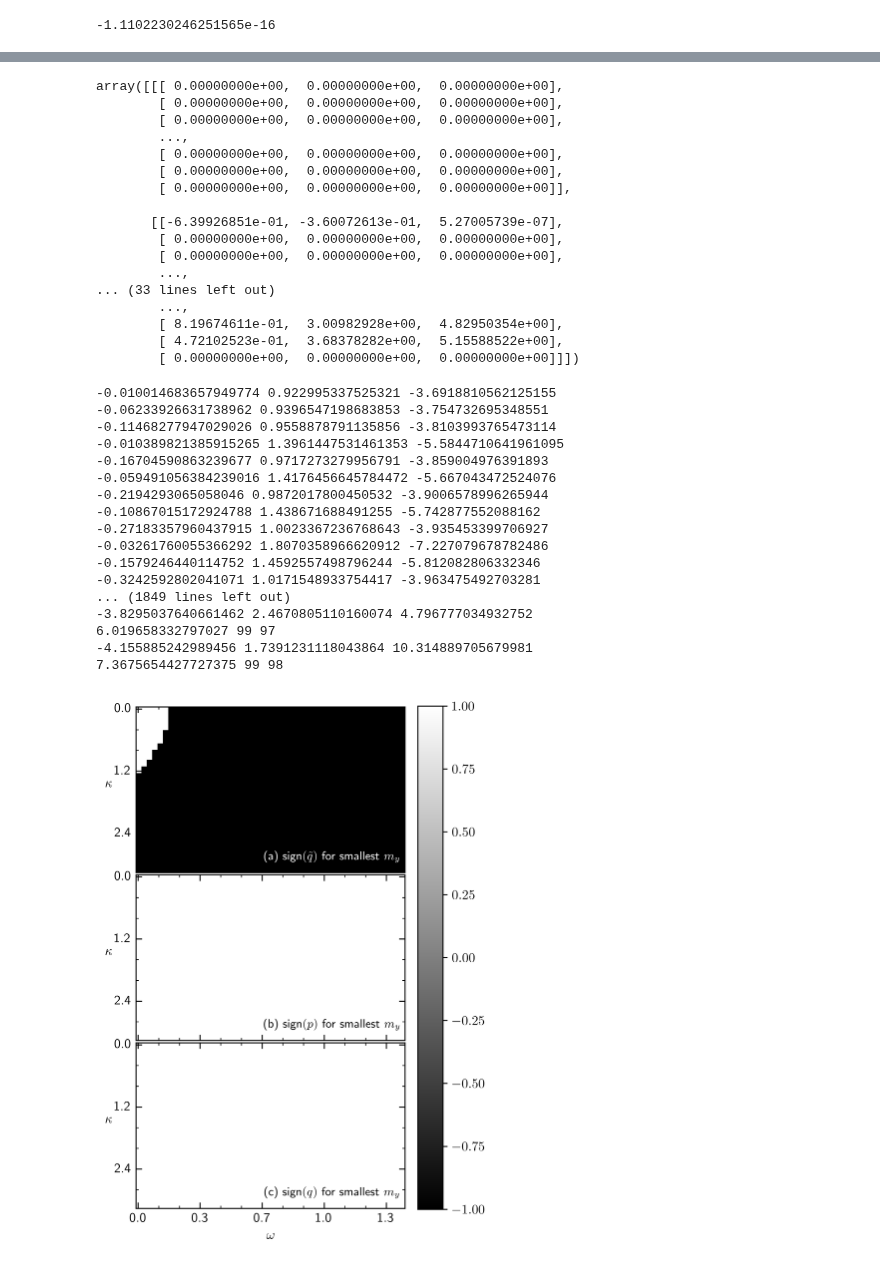
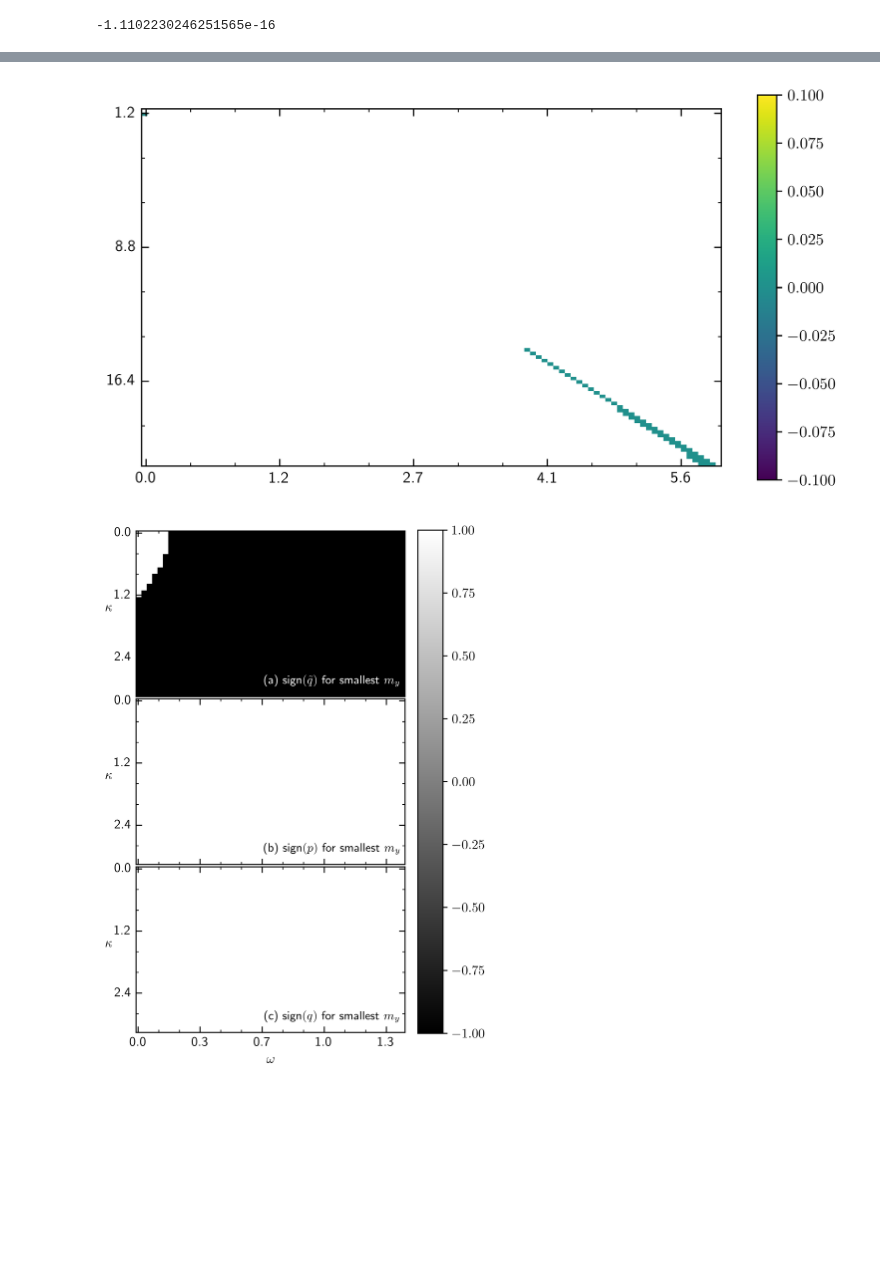
Before and after one commit to ChriGomm/Bachelor_sympy, a Jupyter notebook: sign_lam.ipynb, the cells around one changed output, grey strips where cells are left out. Saved outputs shown, nothing was run; the diff lists cells and outputs as text; code cells hidden in the pictures; blank space fills up the shorter version.

```diff
--- a/sign_lam.ipynb
+++ b/sign_lam.ipynb
@@ -571,56 +572,48 @@ plt.show()
-# %%
-plotstruct[0][0]
-# %% [output]
-array([[[ 0.00000000e+00,  0.00000000e+00,  0.00000000e+00],
-        [ 0.00000000e+00,  0.00000000e+00,  0.00000000e+00],
-        [ 0.00000000e+00,  0.00000000e+00,  0.00000000e+00],
-        ...,
-        [ 0.00000000e+00,  0.00000000e+00,  0.00000000e+00],
-        [ 0.00000000e+00,  0.00000000e+00,  0.00000000e+00],
-        [ 0.00000000e+00,  0.00000000e+00,  0.00000000e+00]],
-
-       [[-6.39926851e-01, -3.60072613e-01,  5.27005739e-07],
-        [ 0.00000000e+00,  0.00000000e+00,  0.00000000e+00],
-        [ 0.00000000e+00,  0.00000000e+00,  0.00000000e+00],
-        ...,
-... (33 lines left out)
-        ...,
-        [ 8.19674611e-01,  3.00982928e+00,  4.82950354e+00],
-        [ 4.72102523e-01,  3.68378282e+00,  5.15588522e+00],
-        [ 0.00000000e+00,  0.00000000e+00,  0.00000000e+00]]])
 # %%
 mask = p*q
 area_kw = []
 area_roots = []
 axis = 2
+imag= np.zeros((root.shape[0],root.shape[1]))
+eig_numb =0
 for i in range(len(k)):
     for j in range(len(w)):
         if mask[i,j,axis]<0 and mask[i,j,axis]!=np.nan and i>j and p[i,j,axis]<0:
-            print(p[i,j,axis],q[i,j,axis],sqrt_interior[i,j,axis])
+            # print(p[i,j,axis],q[i,j,axis],sqrt_interior[i,j,axis])
             if (sqrt_interior[i,j,axis]>=0):
-                print((-p[i,j,axis]+np.sqrt(sqrt_interior[i,j,axis])),i,j)
+                pass
+                # print((-p[i,j,axis]+np.sqrt(sqrt_interior[i,j,axis])),i,j)
+            # area_kw.append([k[i],w[j]])
+            # area_roots.append(root[i,j,axis])
+        if np.real(num_eig[i,j,2,eig_numb])>=0 and i>j:
             area_kw.append([k[i],w[j]])
             area_roots.append(root[i,j,axis])
+        if np.imag(num_eig[i,j,2,eig_numb])<=0 and i>j:
+            # print(np.imag(num_eig[i,j,2,eig_numb]))
+            imag[i,j] = np.imag(num_eig[i,j,2,eig_numb])
+        else:
+            imag[i,j] = np.nan
+
+
 area_kw=np.array(area_kw)
 area_roots = np.array(area_roots)
-# %% [output]
--0.010014683657949774 0.922995337525321 -3.6918810562125155
--0.06233926631738962 0.9396547198683853 -3.754732695348551
--0.11468277947029026 0.9558878791135856 -3.8103993765473114
--0.010389821385915265 1.3961447531461353 -5.5844710641961095
--0.16704590863239677 0.9717273279956791 -3.859004976391893
--0.059491056384239016 1.4176456645784472 -5.667043472524076
--0.2194293065058046 0.9872017800450532 -3.9006578996265944
--0.10867015172924788 1.438671688491255 -5.742877552088162
--0.27183357960437915 1.0023367236768643 -3.935453399706927
--0.03261760055366292 1.8070358966620912 -7.227079678782486
--0.1579246440114752 1.4592557498796244 -5.812082806332346
--0.3242592802041071 1.0171548933754417 -3.963475492703281
-... (1849 lines left out)
--3.8295037640661462 2.4670805110160074 4.796777034932752
-6.019658332797027 99 97
--4.155885242989456 1.7391231118043864 10.314889705679981
-7.3675654427727375 99 98
+# %%
+tickformat = Format(xscale=w,yscale=k,xprec="{:.1f}",yprec="{:.1f}")
+tickp = TickProperties(SZX=True,SZY=True,\
+                       xtick_step_major=15,\
+                        xtick_step_minor=5,\
+                            ytick_step_major=15,\
+                                ytick_step_minor=5)
+setup = Setup_Fig(name_of_plot='lam2_anal_l.png',tickp=tickp,formater=tickformat)
+setup.fig_width= 20.6*cm
+setup.fig_height=20.6*cm #29.1*cm
+setup.DEFAULT_HEAT_EXTEND = (-0.5,64.5,39.5,-0.5)
+fig, ax = setup.return_fig(shape=(1,1),dots_per_inch=600)
+im = ax.imshow(imag,extent=(-0.5,64.5,39.5,-0.5))
+cbar = fig.colorbar(im,ax=ax,orientation='vertical',shrink=0.534)
+plt.show()
+# %% [output]
+[figure, added]
 # %%
 maxi = max(area_kw[:,1])
 for i in range(area_kw.shape[0]):
```
Also changed, not shown: parts of 4 cells of this notebook, 1 other file.
